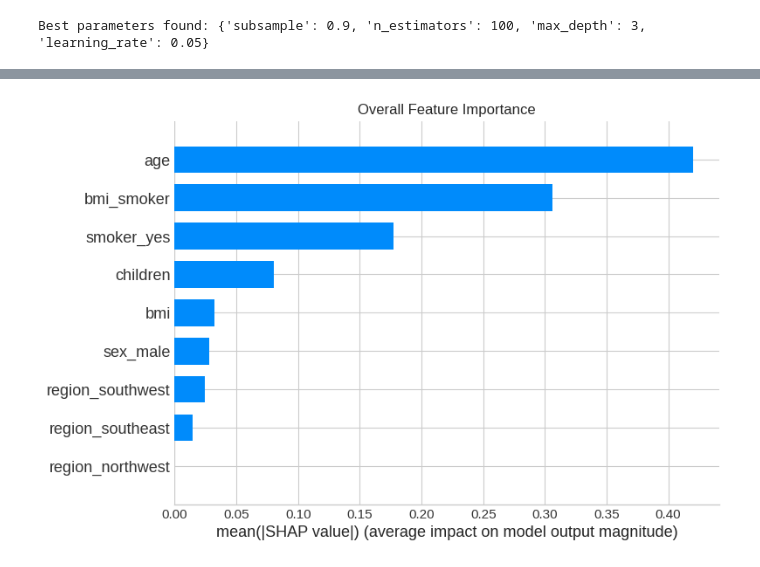
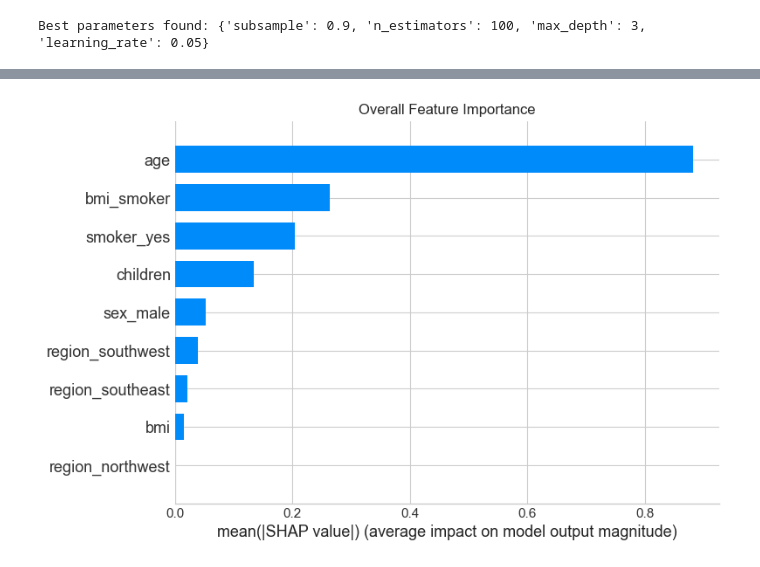
Before and after one commit to claire-np/ML-insurance-premium-prediction, a Jupyter notebook: notebooks/insurance_premium_analysis.ipynb, the cells around one changed output, grey strips where cells are left out. Cells and saved outputs as stored; diff of their text form; code cells hidden in the pictures.

```diff
--- a/notebooks/insurance_premium_analysis.ipynb
+++ b/notebooks/insurance_premium_analysis.ipynb
@@ -70,0 +59,18 @@ df.head()
+# %%
+from pathlib import Path
+
+# Determine project root automatically
+project_root = Path.cwd()
+data_path_1 = project_root / "data" / "insurance.csv"
+data_path_2 = project_root.parent / "data" / "insurance.csv"
+
+# Pick the one that exists
+if data_path_1.exists():
+    final_path = data_path_1
+elif data_path_2.exists():
+    final_path = data_path_2
+else:
+    raise FileNotFoundError("Could not find insurance.csv in expected locations.")
+
+df = pd.read_csv(final_path)
+print("Loaded data from:", final_path)
@@ -209,8 +221,9 @@ There are two distinct clusters of data points:
 ## Part 2. Feature Engineering and Preprocessing
 # %%
 df = engineer_features(df)
-X = df.drop(["log_charges"], axis=1)
+
 y = df["log_charges"]
+X = df.drop(["charges", "log_charges"], axis=1)
 # %%
 X_train, X_test, y_train, y_test = train_test_split(X, y, test_size=0.2, random_state=42)
 # %%
@@ -248,7 +283,7 @@ random_search = RandomizedSearchCV(
     n_jobs=-1
 )
 
-random_search.fit(X_train_scaled, y_train)
+random_search.fit(X_train, y_train)
 final_model = random_search.best_estimator_
 
 print(f"Best parameters found: {random_search.best_params_}")
@@ -277,10 +329,16 @@ An R-squared of 0.8642 is a strong result. But to truly understand our model, we
 # %%
 explainer = shap.TreeExplainer(final_model)
 shap_values = explainer.shap_values(X_test_scaled)
+
+shap.summary_plot(
+    shap_values,
+    X_test_scaled,
+    feature_names=X.columns,
+    plot_type="bar",
+    show=False
+)
+
+plt.title("Overall Feature Importance")
+plt.show()
+# %% [output]
+[figure, added]
-# %%
-feature_names = X.columns
-shap.summary_plot(shap_values, X_test_scaled, feature_names=feature_names, plot_type="bar", show=False)
-plt.title("Overall Feature Importance")
-plt.show()
-# %% [output]
-[figure, removed]
```
Also changed, not shown: parts of 23 cells of this notebook.
